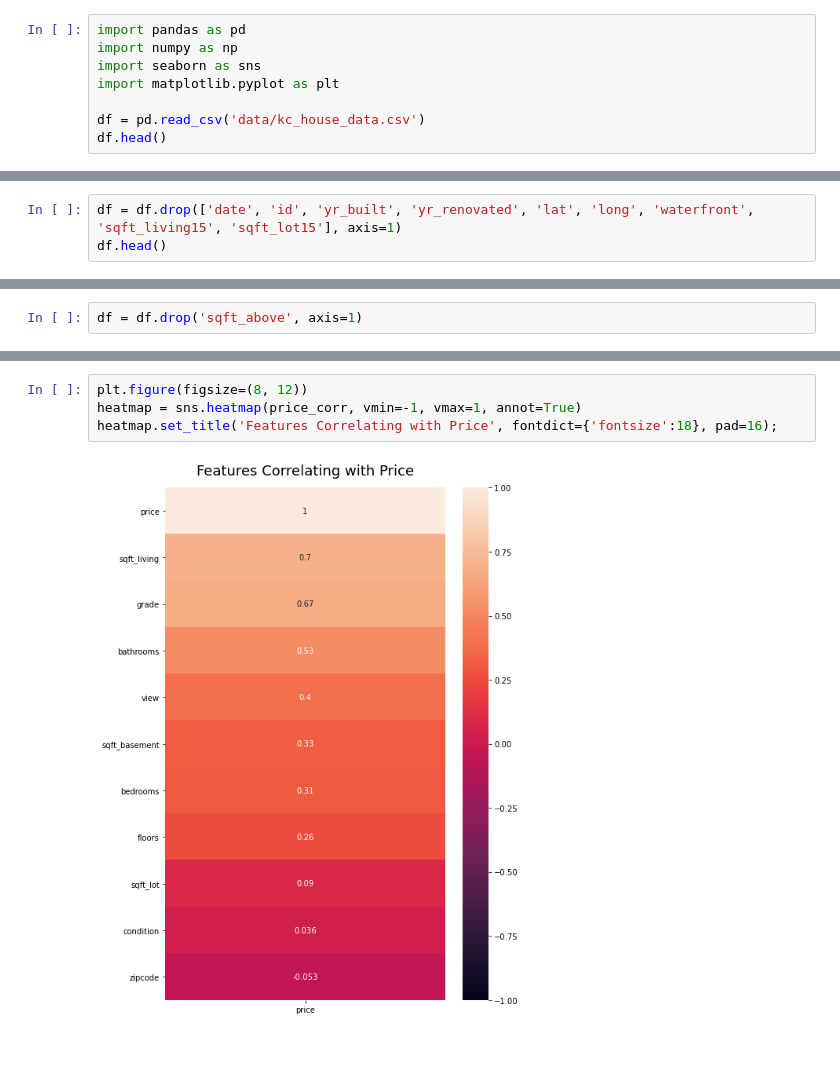
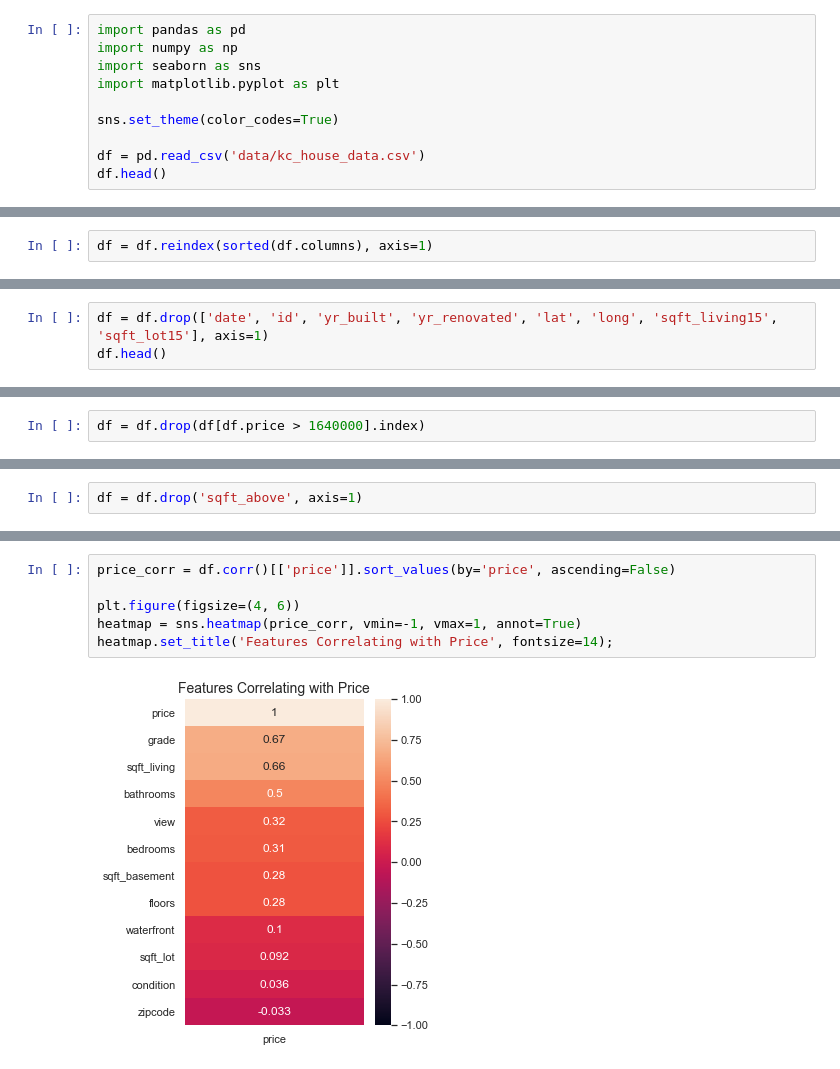
Before and after one commit to MossyJossy/Phase-2-Project, a Jupyter notebook: cleaning/Data Cleaning.ipynb, the cells around one changed output, grey strips where cells are left out. Saved outputs shown, nothing was run; the diff lists cells and outputs as text.

```diff
--- a/cleaning/Data Cleaning.ipynb
+++ b/cleaning/Data Cleaning.ipynb
@@ -4,6 +4,8 @@ import numpy as np
 import seaborn as sns
 import matplotlib.pyplot as plt
 
+sns.set_theme(color_codes=True)
+
 df = pd.read_csv('data/kc_house_data.csv')
 df.head()
 # %% [output]
@@ -14,6 +16,8 @@ df.head()
 | 3 | 2487200875 | 12/9/2014 | 604000.0 | 4 | 3.00 | 1960 | 5000 | 1.0 | 0.0 | 0.0 | ... |
 | 4 | 1954400510 | 2/18/2015 | 510000.0 | 3 | 2.00 | 1680 | 8080 | 1.0 | 0.0 | 0.0 | ... |
 5 rows × 21 columns
+# %%
+df = df.reindex(sorted(df.columns), axis=1)
 # %%
 df.info()
 # %% [output]
@@ -35,6 +39,6 @@ Data columns (total 21 columns):
 dtypes: float64(8), int64(11), object(2)
 memory usage: 3.5+ MB
 # %%
-df = df.drop(['date', 'id', 'yr_built', 'yr_renovated', 'lat', 'long', 'waterfront', 'sqft_living15', 'sqft_lot15'], axis=1)
+df = df.drop(['date', 'id', 'yr_built', 'yr_renovated', 'lat', 'long', 'sqft_living15', 'sqft_lot15'], axis=1)
 df.head()
 # %% [output]
@@ -88,0 +121,2 @@ memory usage: 2.0 MB
+# %%
+df = df.drop(df[df.price > 1640000].index)
@@ -100,6 +138,8 @@ price_corr = df.corr()[['price']].sort_values(by='price', ascending=False)
 # %%
-plt.figure(figsize=(8, 12))
+price_corr = df.corr()[['price']].sort_values(by='price', ascending=False)
+
+plt.figure(figsize=(4, 6))
 heatmap = sns.heatmap(price_corr, vmin=-1, vmax=1, annot=True)
-heatmap.set_title('Features Correlating with Price', fontdict={'fontsize':18}, pad=16);
+heatmap.set_title('Features Correlating with Price', fontsize=14);
 # %% [output]
-[figure, old version]
+[figure, new version]
```
Also changed, not shown: parts of 17 cells of this notebook.
